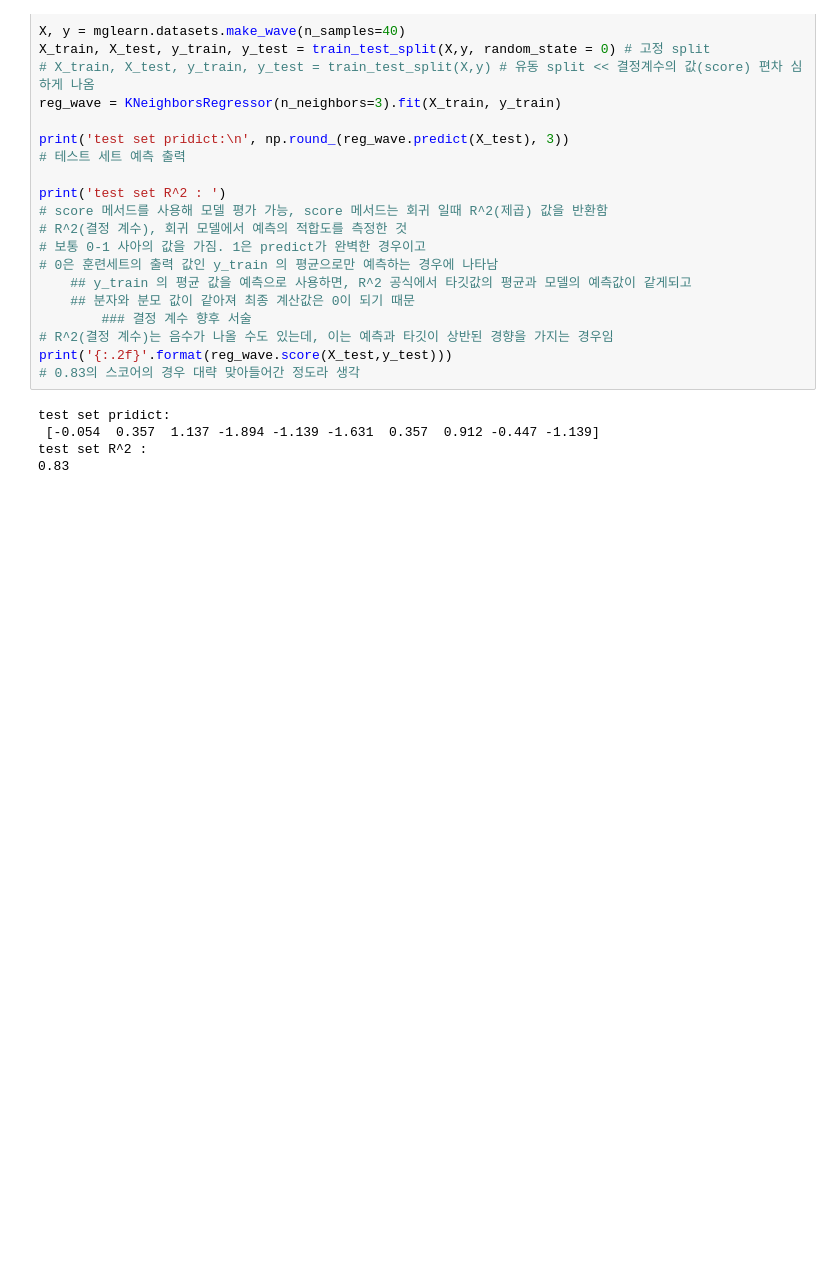
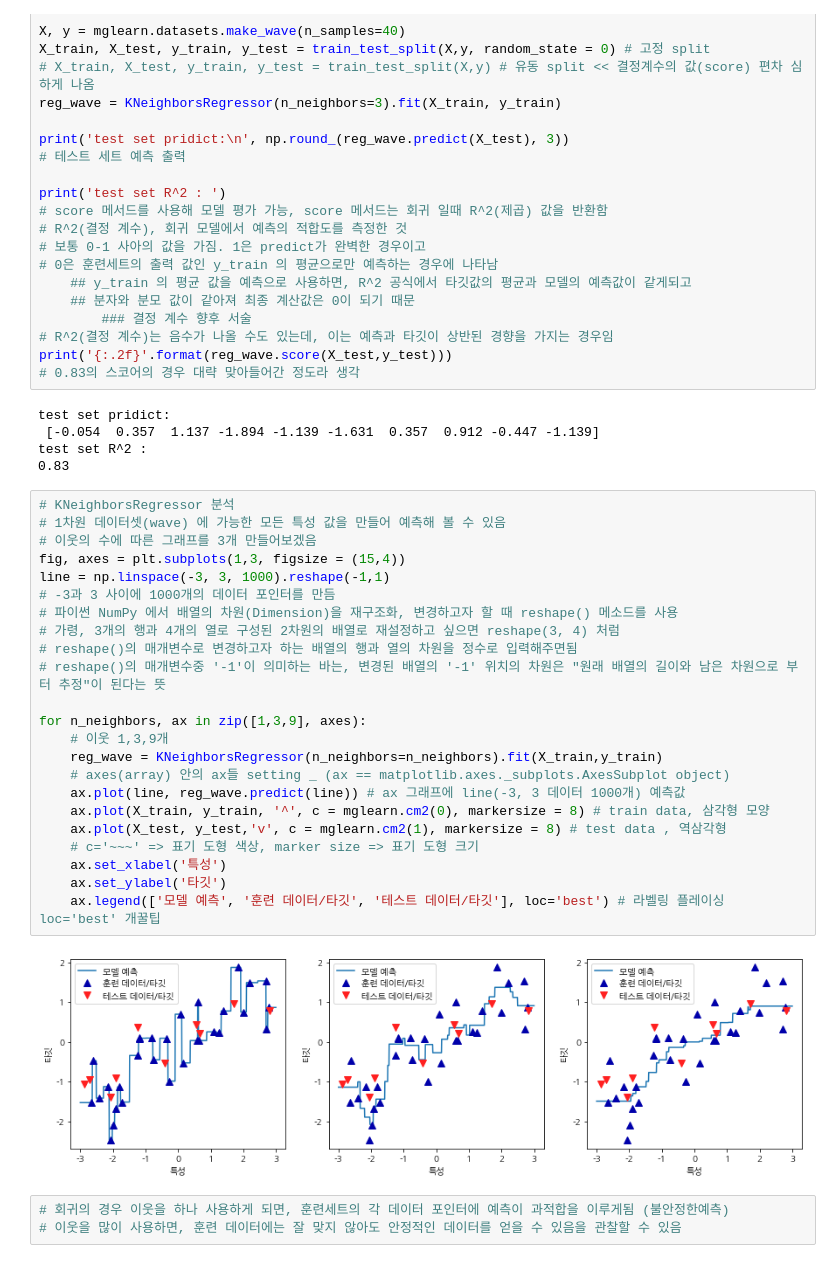
Before and after one commit to sdlee1026/machine, a Jupyter notebook: models/Supervised_Learning/K-NN,data_visualization.ipynb, the cells around one changed output. Cells and saved outputs as stored; diff of their text form; blank space fills up the shorter version.

Commit message:
Update Regression
Analysis KNeighborsRegressor data

```diff
--- a/models/Supervised_Learning/K-NN,data_visualization.ipynb
+++ b/models/Supervised_Learning/K-NN,data_visualization.ipynb
@@ -345,3 +345,31 @@ test set pridict:
  [-0.054  0.357  1.137 -1.894 -1.139 -1.631  0.357  0.912 -0.447 -1.139]
 test set R^2 :
 0.83
+# %%
+# KNeighborsRegressor 분석
+# 1차원 데이터셋(wave) 에 가능한 모든 특성 값을 만들어 예측해 볼 수 있음
+# 이웃의 수에 따른 그래프를 3개 만들어보겠음
+fig, axes = plt.subplots(1,3, figsize = (15,4))
+line = np.linspace(-3, 3, 1000).reshape(-1,1)
+# -3과 3 사이에 1000개의 데이터 포인터를 만듬
+# 파이썬 NumPy 에서 배열의 차원(Dimension)을 재구조화, 변경하고자 할 때 reshape() 메소드를 사용
+# 가령, 3개의 행과 4개의 열로 구성된 2차원의 배열로 재설정하고 싶으면 reshape(3, 4) 처럼
+# reshape()의 매개변수로 변경하고자 하는 배열의 행과 열의 차원을 정수로 입력해주면됨
+# reshape()의 매개변수중 '-1'이 의미하는 바는, 변경된 배열의 '-1' 위치의 차원은 "원래 배열의 길이와 남은 차원으로 부터 추정"이 된다는 뜻
+
+for n_neighbors, ax in zip([1,3,9], axes):
+    # 이웃 1,3,9개
+    reg_wave = KNeighborsRegressor(n_neighbors=n_neighbors).fit(X_train,y_train)
+    # axes(array) 안의 ax들 setting _ (ax == matplotlib.axes._subplots.AxesSubplot object)
+    ax.plot(line, reg_wave.predict(line)) # ax 그래프에 line(-3, 3 데이터 1000개) 예측값
+    ax.plot(X_train, y_train, '^', c = mglearn.cm2(0), markersize = 8) # train data, 삼각형 모양
+    ax.plot(X_test, y_test,'v', c = mglearn.cm2(1), markersize = 8) # test data , 역삼각형
+    # c='~~~' => 표기 도형 색상, marker size => 표기 도형 크기
+    ax.set_xlabel('특성')
+    ax.set_ylabel('타깃')
+    ax.legend(['모델 예측', '훈련 데이터/타깃', '테스트 데이터/타깃'], loc='best') # 라벨링 플레이싱 loc='best' 개꿀팁
+# %% [output]
+[figure, added]
+# %%
+# 회귀의 경우 이웃을 하나 사용하게 되면, 훈련세트의 각 데이터 포인터에 예측이 과적합을 이루게됨 (불안정한예측)
+# 이웃을 많이 사용하면, 훈련 데이터에는 잘 맞지 않아도 안정적인 데이터를 얻을 수 있음을 관찰할 수 있음
```
